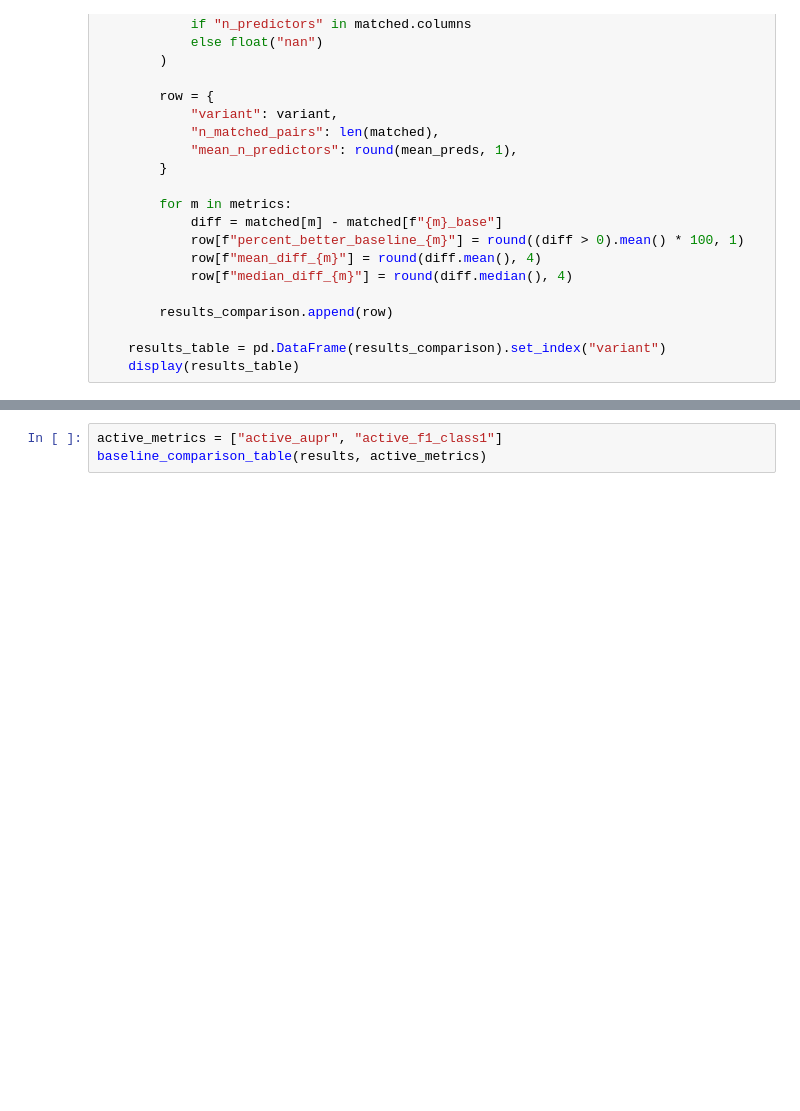
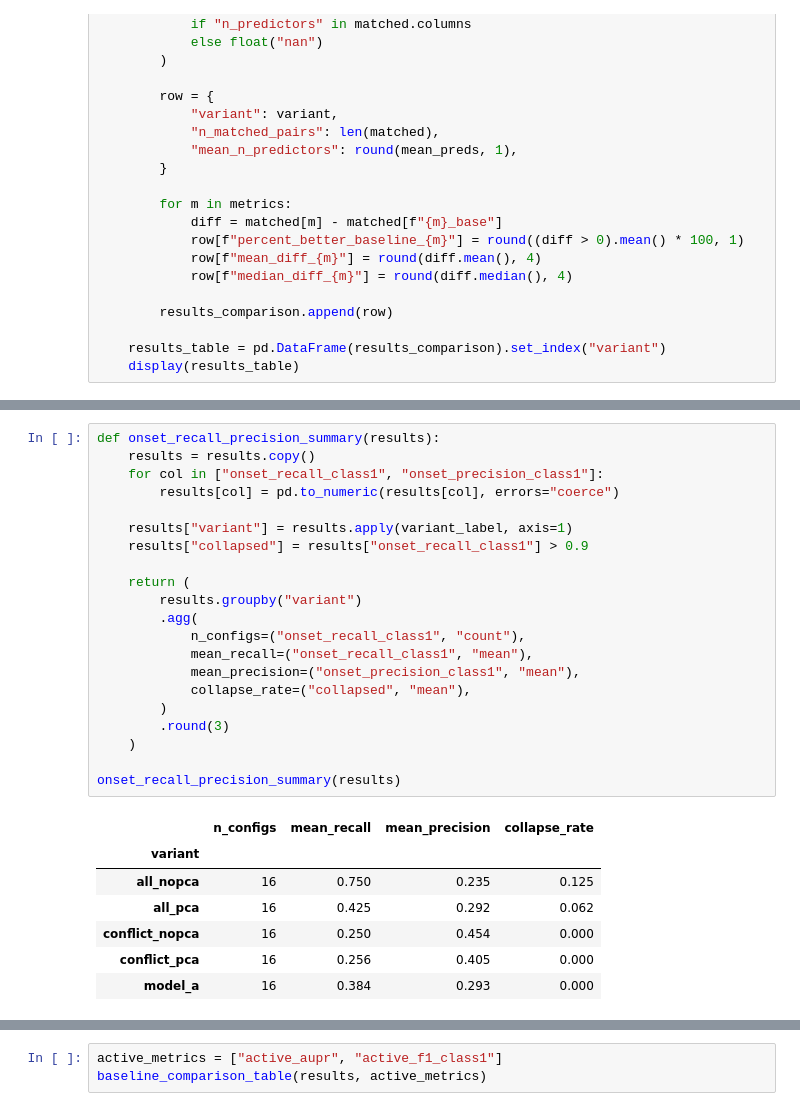
Before and after one commit to eviejones/msc-final-project, a Jupyter notebook: notebooks/03_results.ipynb, the cells around one changed output, grey strips where cells are left out. Cells and saved outputs as stored; diff of their text form; blank space fills up the shorter version.

Commit message:
feat: update results

```diff
--- a/notebooks/03_results.ipynb
+++ b/notebooks/03_results.ipynb
@@ -170 +173,30 @@ baseline_comparison_table(results, onset_metrics)
+# %%
+def onset_recall_precision_summary(results):
+    results = results.copy()
+    for col in ["onset_recall_class1", "onset_precision_class1"]:
+        results[col] = pd.to_numeric(results[col], errors="coerce")
+
+    results["variant"] = results.apply(variant_label, axis=1)
+    results["collapsed"] = results["onset_recall_class1"] > 0.9
+
+    return (
+        results.groupby("variant")
+        .agg(
+            n_configs=("onset_recall_class1", "count"),
+            mean_recall=("onset_recall_class1", "mean"),
+            mean_precision=("onset_precision_class1", "mean"),
+            collapse_rate=("collapsed", "mean"),
+        )
+        .round(3)
+    )
+
+onset_recall_precision_summary(results)
+# %% [output]
+|  | n_configs | mean_recall | mean_precision | collapse_rate |
+| variant |  |  |  |  |
+| all_nopca | 16 | 0.750 | 0.235 | 0.125 |
+| all_pca | 16 | 0.425 | 0.292 | 0.062 |
+| conflict_nopca | 16 | 0.250 | 0.454 | 0.000 |
+| conflict_pca | 16 | 0.256 | 0.405 | 0.000 |
+| model_a | 16 | 0.384 | 0.293 | 0.000 |
 # %% [markdown]
```
Also changed, not shown: parts of 23 cells of this notebook, 2 other files.
